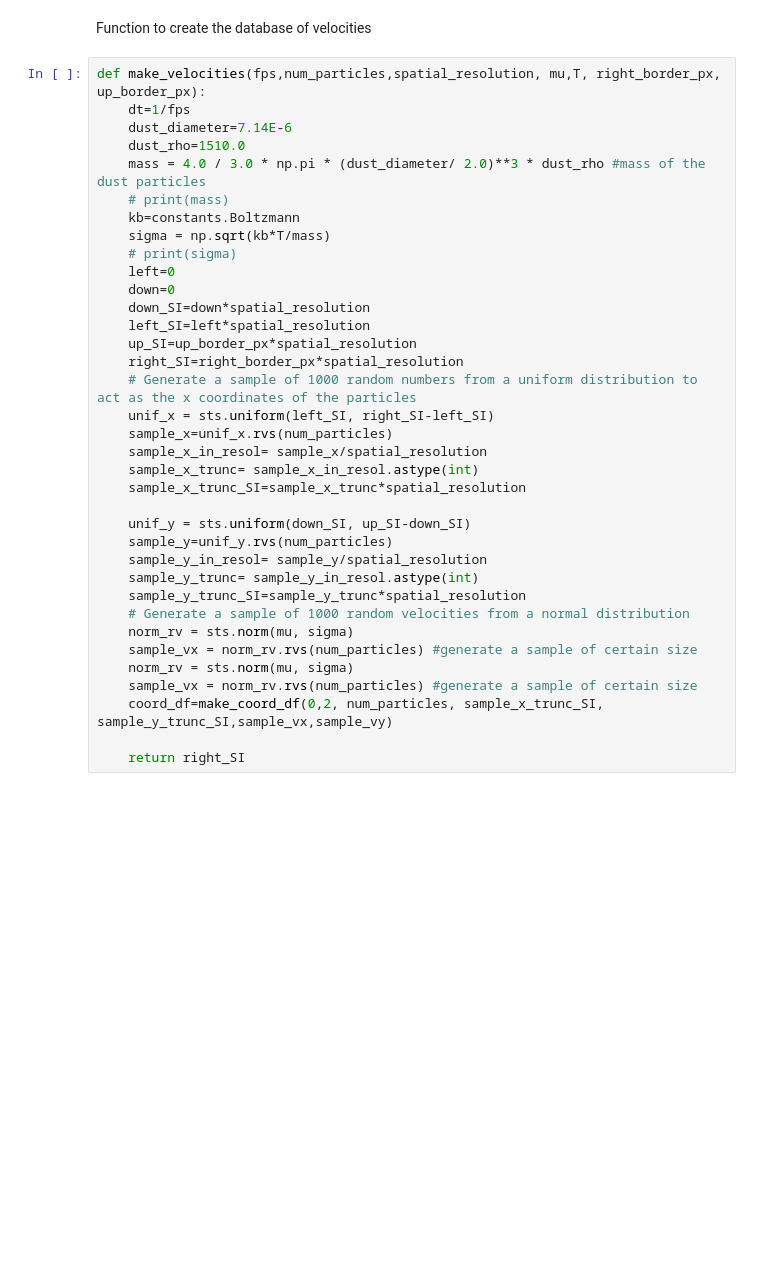
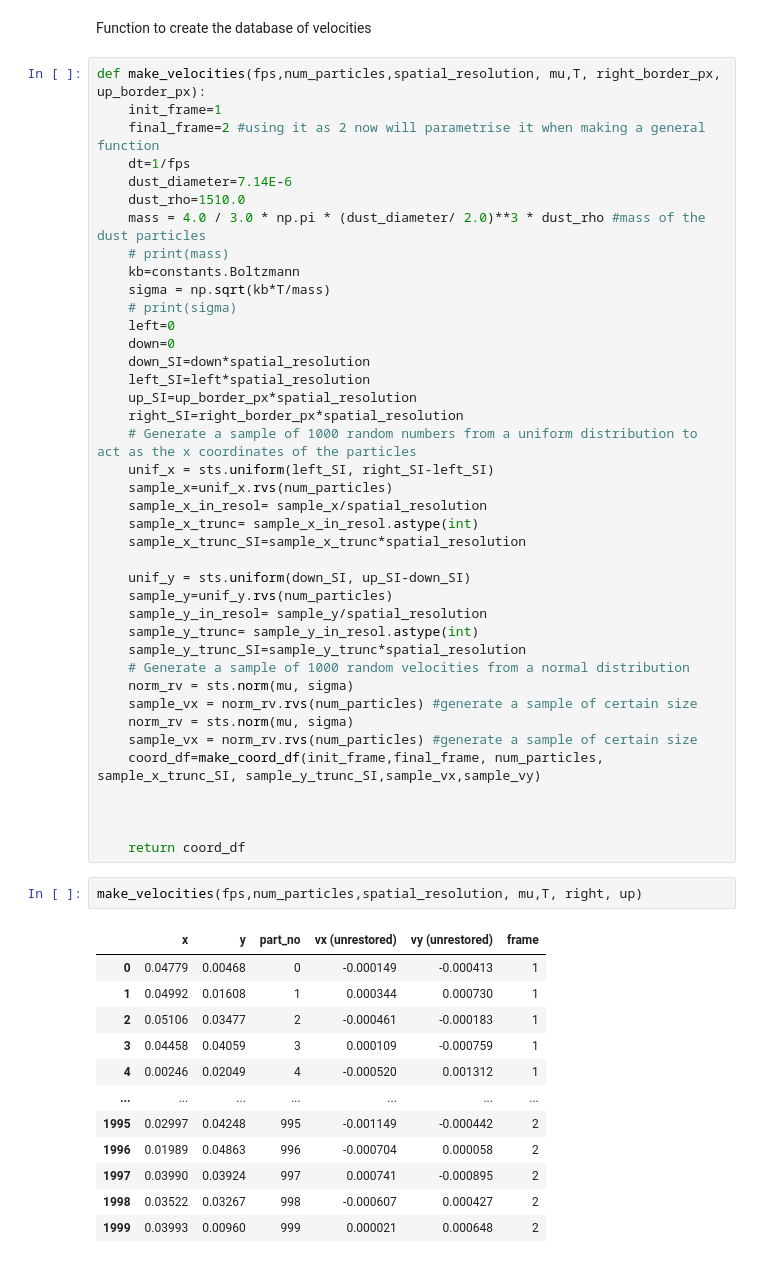
Before and after one commit to ParthM1504/Benchmarking-Dusty-Plasma-Temperature-Code, a Jupyter notebook: Benchmarking.ipynb, the cells around one changed output. Cells and saved outputs as stored; diff of their text form; blank space fills up the shorter version.

```diff
--- a/Benchmarking.ipynb
+++ b/Benchmarking.ipynb
@@ -202,6 +202,8 @@ get_discrepancies(v_restored,sample_vx)
 Function to create the database of velocities
 # %%
 def make_velocities(fps,num_particles,spatial_resolution, mu,T, right_border_px, up_border_px):
+    init_frame=1
+    final_frame=2 #using it as 2 now will parametrise it when making a general function
     dt=1/fps
     dust_diameter=7.14E-6
     dust_rho=1510.0
@@ -233,6 +235,23 @@ def make_velocities(fps,num_particles,spatial_resolution, mu,T, right_border_px,
     sample_vx = norm_rv.rvs(num_particles) #generate a sample of certain size
     norm_rv = sts.norm(mu, sigma)
     sample_vx = norm_rv.rvs(num_particles) #generate a sample of certain size
-    coord_df=make_coord_df(0,2, num_particles, sample_x_trunc_SI, sample_y_trunc_SI,sample_vx,sample_vy)
+    coord_df=make_coord_df(init_frame,final_frame, num_particles, sample_x_trunc_SI, sample_y_trunc_SI,sample_vx,sample_vy)
 
-    return right_SI
+
+
+    return coord_df
+# %%
+make_velocities(fps,num_particles,spatial_resolution, mu,T, right, up)
+# %% [output]
+|  | x | y | part_no | vx (unrestored) | vy (unrestored) | frame |
+| 0 | 0.04779 | 0.00468 | 0 | -0.000149 | -0.000413 | 1 |
+| 1 | 0.04992 | 0.01608 | 1 | 0.000344 | 0.000730 | 1 |
+| 2 | 0.05106 | 0.03477 | 2 | -0.000461 | -0.000183 | 1 |
+| 3 | 0.04458 | 0.04059 | 3 | 0.000109 | -0.000759 | 1 |
+| 4 | 0.00246 | 0.02049 | 4 | -0.000520 | 0.001312 | 1 |
+| ... | ... | ... | ... | ... | ... | ... |
+| 1995 | 0.02997 | 0.04248 | 995 | -0.001149 | -0.000442 | 2 |
+| 1996 | 0.01989 | 0.04863 | 996 | -0.000704 | 0.000058 | 2 |
+| 1997 | 0.03990 | 0.03924 | 997 | 0.000741 | -0.000895 | 2 |
+| 1998 | 0.03522 | 0.03267 | 998 | -0.000607 | 0.000427 | 2 |
+| 1999 | 0.03993 | 0.00960 | 999 | 0.000021 | 0.000648 | 2 |
```
Also changed, not shown: parts of 8 cells of this notebook.
